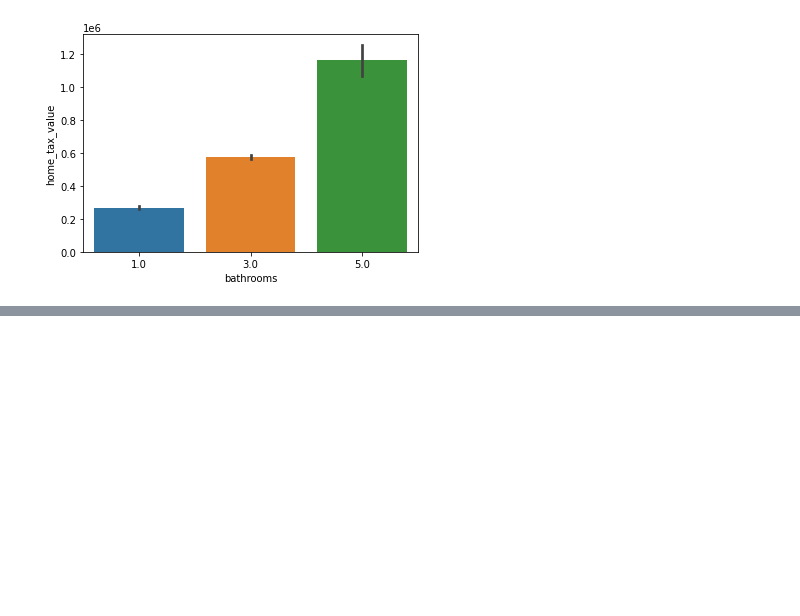
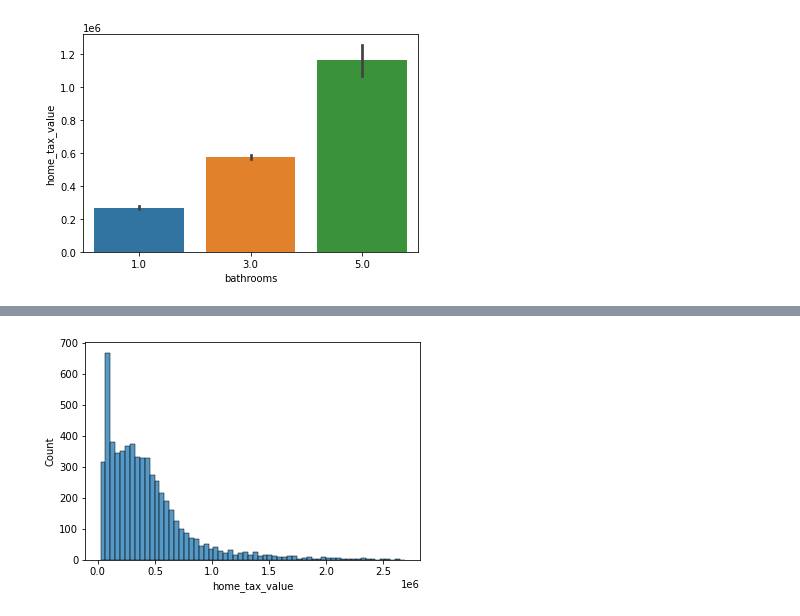
Before and after one commit to scottschmidl/zillow_housing_prices, a Jupyter notebook: explore.ipynb, the cells around one changed output, grey strips where cells are left out. Cells and saved outputs as stored; diff of their text form; code cells hidden in the pictures; blank space fills up the shorter version.

```diff
--- a/explore.ipynb
+++ b/explore.ipynb
@@ -89,0 +101,4 @@ sns.barplot(x="bathrooms", y="home_tax_value", data=new_odd);
+# %%
+sns.histplot(x="home_tax_value", data=new_even);
+# %% [output]
+[figure, added]
```
Also changed, not shown: parts of 7 cells of this notebook, 3 other files.
